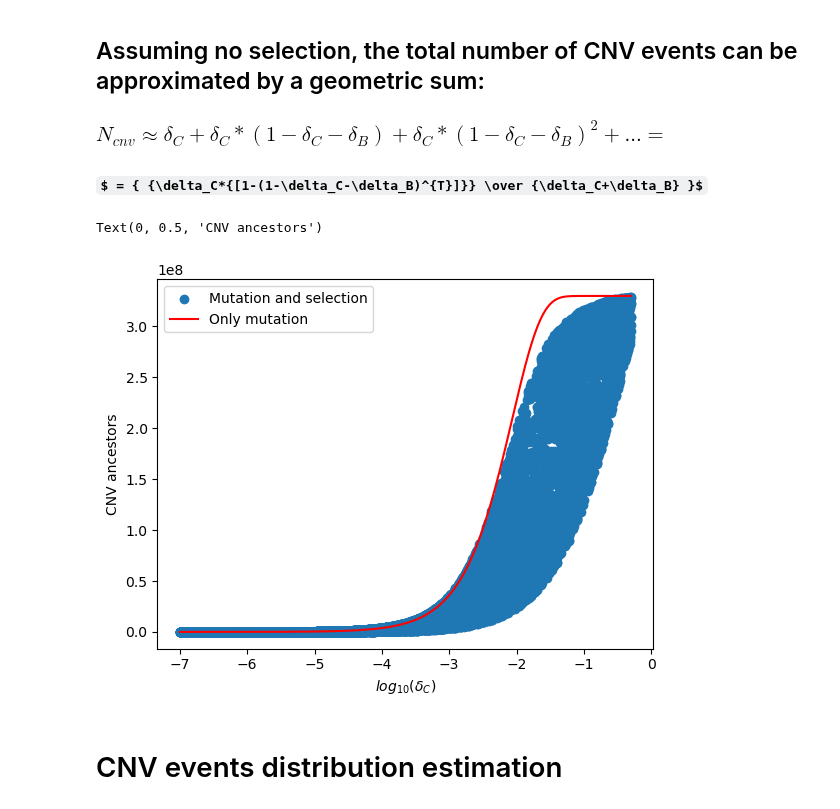
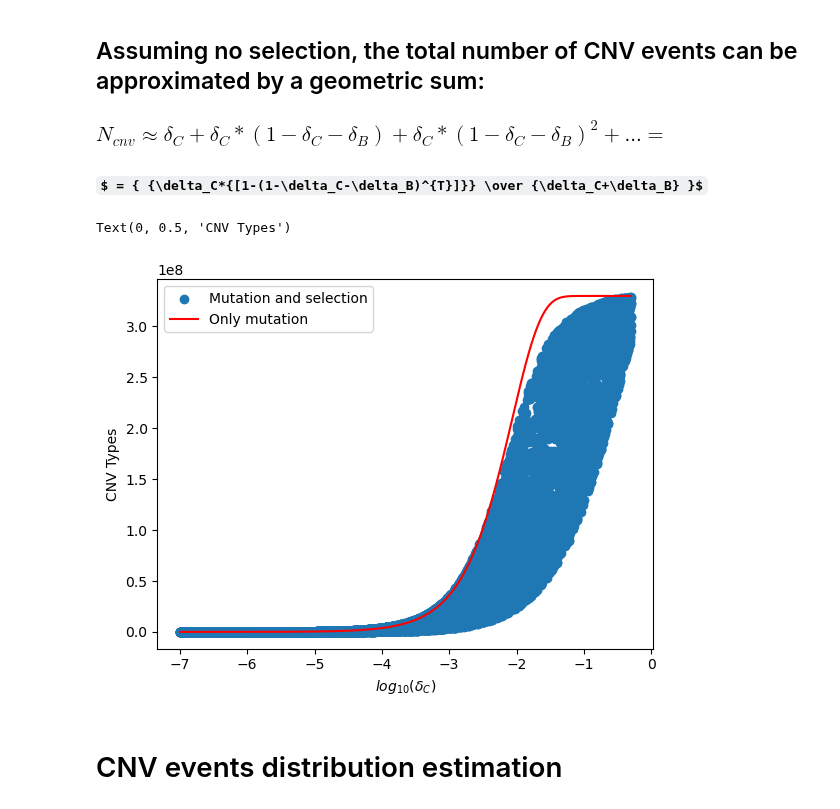
Before and after one commit to yoavram-lab/chuong_et_al, a Jupyter notebook: Diversity.ipynb, the cells around one changed output. Saved outputs shown, nothing was run; the diff lists cells and outputs as text; code cells hidden in the pictures; some formulas as TeX source.

```diff
--- a/Diversity.ipynb
+++ b/Diversity.ipynb
@@ -38,17 +37,17 @@ for i in range(len(div_theta.columns)):
 # %%
 plt.scatter(div_theta['$log(δ_C)$'],div_df['CNVs'].astype(float), label='Mutation and selection')
 
 x = 10**div_theta['$log(δ_C)$'].sort_values()
 y = x*((1-x-(10**-5))**116-1)/(-x-(10**-5))
 plt.plot(np.log10(x),y*N, color='red', label = 'Only mutation')
 plt.legend()
 # plt.ylim(0,5e6)
 plt.xlabel('$log_{10}(δ_C)$')
-plt.ylabel('CNV ancestors')
+plt.ylabel('CNV Types')
 # plt.xlim(-6,-3)
 # %% [output]
-Text(0, 0.5, 'CNV ancestors')
+Text(0, 0.5, 'CNV Types')
-[figure, old version]
+[figure, new version]
 # %% [markdown]
 # CNV events distribution estimation
 # %%
```
Also changed, not shown: parts of 3 cells of this notebook, 4 other files.
